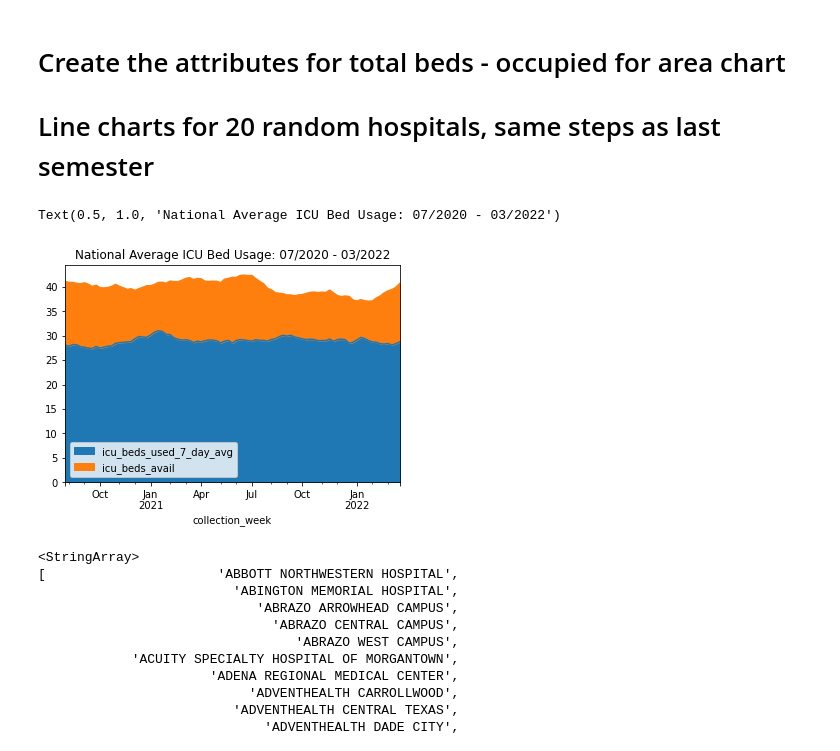
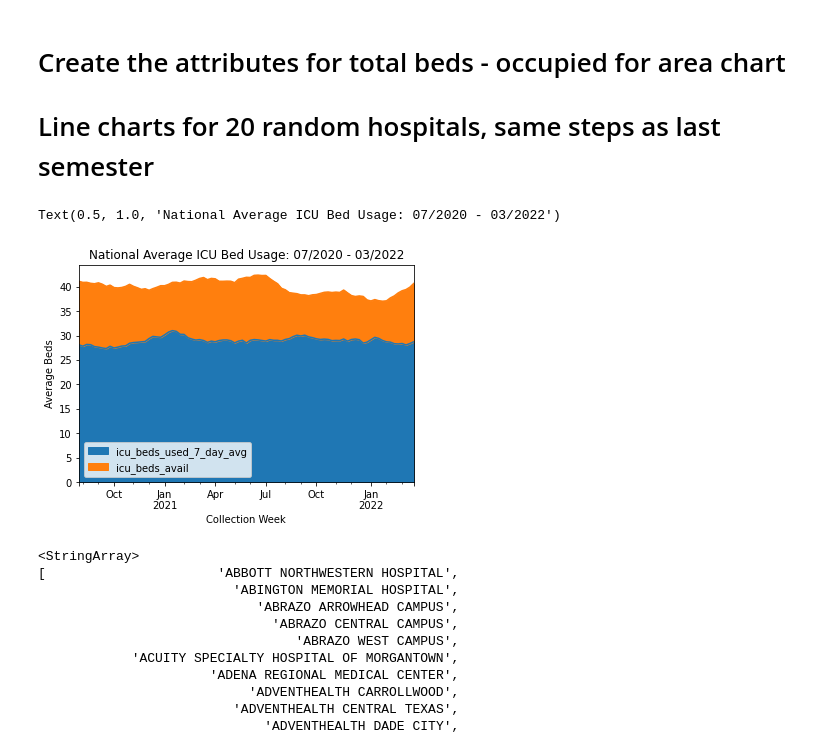
Before and after one commit to zchmoore/MarkovChain, a Jupyter notebook: 722-Project-Markov.ipynb, the cells around one changed output. Drawn from its saved outputs; the diff is of its cells as text; code cells hidden in the pictures.

```diff
--- a/722-Project-Markov.ipynb
+++ b/722-Project-Markov.ipynb
@@ -72,15 +72,17 @@ hospital_data.head()
 # %%
 ## all hospitals grouped by week, take sum of total beds and used beds
 ## display as area chart
 icu_cols = ["icu_beds_used_7_day_avg","icu_beds_avail"]
 icu_only = hospital_data.filter(icu_cols)
 icu_only.index = hospital_data.collection_week
 icu_grouped = icu_only.groupby(level=0).mean()
 icu_grouped.plot.area()
+plt.xlabel("Collection Week")
+plt.ylabel("Average Beds")
 plt.title("National Average ICU Bed Usage: 07/2020 - 03/2022")
 # %% [output]
 Text(0.5, 1.0, 'National Average ICU Bed Usage: 07/2020 - 03/2022')
-[figure, old version]
+[figure, new version]
 # %%
 ## need to make sure I am only selecting hospitals that have reported every week
 ## get count and make sure it equals the total number of weeks in the filtered data
```
Also changed, not shown: parts of 3 cells of this notebook.
